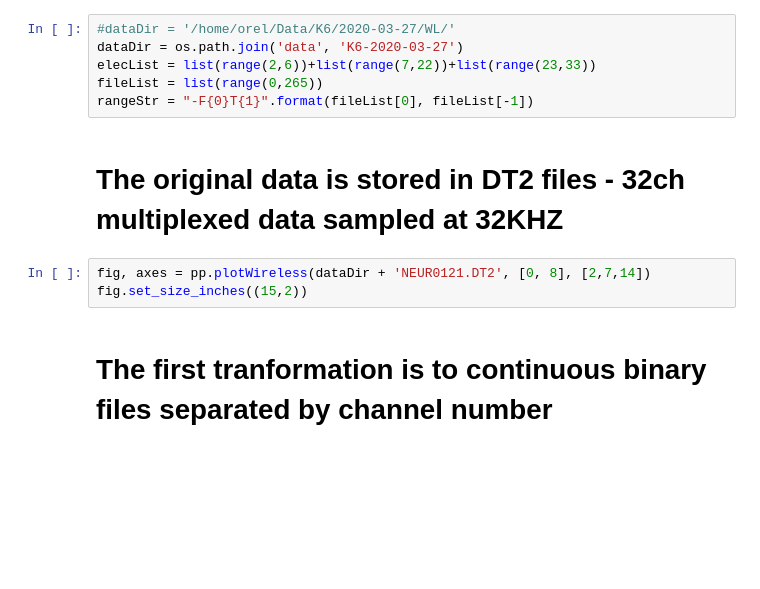
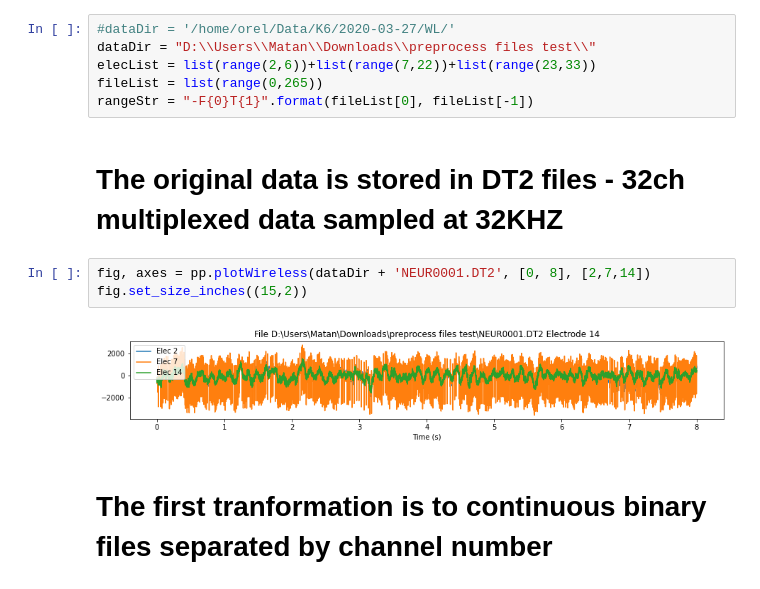
Before and after one commit to orelTahary/Preprocess, a Jupyter notebook: preprocess.ipynb, the cells around one changed output. Drawn from its saved outputs; the diff is of its cells as text; blank space fills up the shorter version.

```diff
--- a/preprocess.ipynb
+++ b/preprocess.ipynb
@@ -47,15 +53,17 @@ sh.setFormatter(formatter)
 logger.addHandler(sh)
 # %%
 #dataDir = '/home/orel/Data/K6/2020-03-27/WL/'
-dataDir = os.path.join('data', 'K6-2020-03-27')
+dataDir = "D:\\Users\\Matan\\Downloads\\preprocess files test\\"
 elecList = list(range(2,6))+list(range(7,22))+list(range(23,33))
 fileList = list(range(0,265))
 rangeStr = "-F{0}T{1}".format(fileList[0], fileList[-1])
 # %% [markdown]
 # The original data is stored in DT2 files - 32ch multiplexed data sampled at 32KHZ
 # %%
-fig, axes = pp.plotWireless(dataDir + 'NEUR0121.DT2', [0, 8], [2,7,14])
+fig, axes = pp.plotWireless(dataDir + 'NEUR0001.DT2', [0, 8], [2,7,14])
 fig.set_size_inches((15,2))
+# %% [output]
+[figure, added]
 # %% [markdown]
 # The first tranformation is to continuous binary files separated by channel number
 # %%
```
Also changed, not shown: parts of 2 cells of this notebook, 3 other files.
